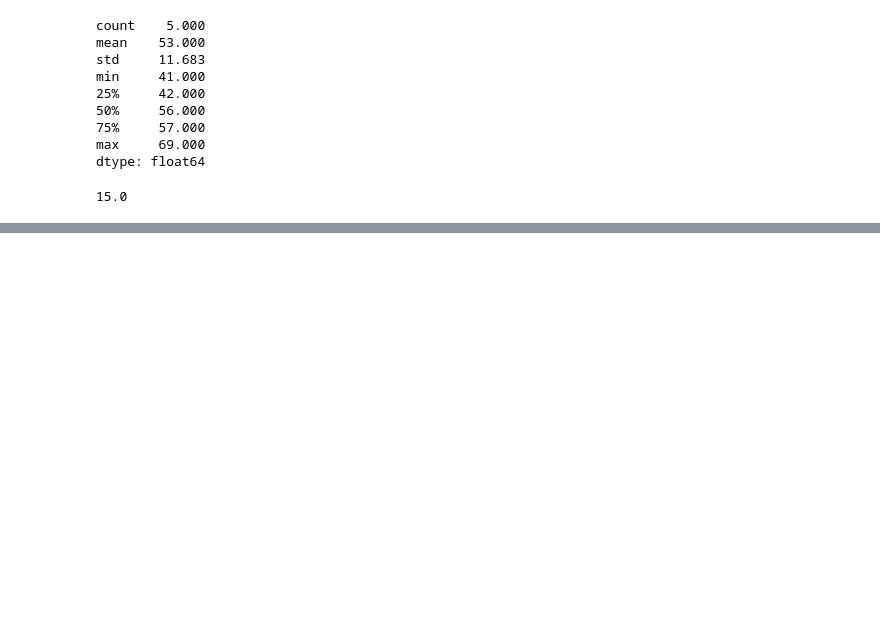
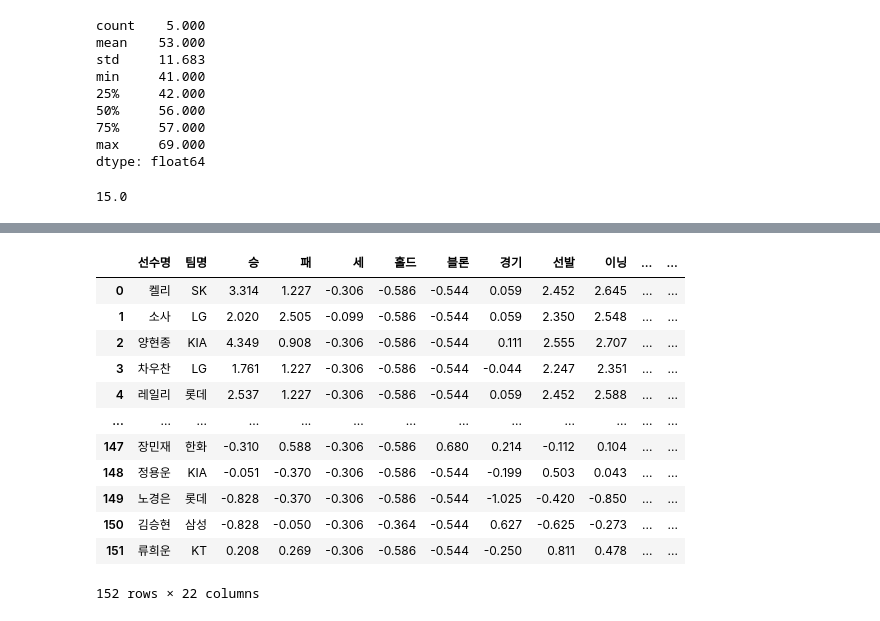
Before and after one commit to fightmeat/Machine_Leaning, a Jupyter notebook: 14_기술통계분석.ipynb, the cells around one changed output, grey strips where cells are left out. Cells and saved outputs as stored; diff of their text form; code cells hidden in the pictures; blank space fills up the shorter version.

```diff
--- a/14_기술통계분석.ipynb
+++ b/14_기술통계분석.ipynb
@@ -262,0 +508,29 @@ iqr
+# %%
+# 피처 스케일링을 수행
+scale_columns = ['승', '패', '세', '홀드', '블론', '경기', '선발', '이닝', '삼진/9',
+       '볼넷/9', '홈런/9', 'BABIP', 'LOB%', 'ERA', 'RA9-WAR', 'FIP', 'kFIP', 'WAR', '연봉(2017)']
+# %%
+# 피처 각각에 대한 scaling을 수행하기 위해 함수 정의
+def standard_scaling(df,scale_columns):
+    for col in scale_columns:
+        series_mean = df[col].mean()
+        series_std = df[col].std()
+        df[col] = df[col].apply(lambda x : (x - series_mean)/series_std)
+    return df
+# %%
+picher_df = standard_scaling(picher, scale_columns)
+picher_df
+# %% [output]
+|  | 선수명 | 팀명 | 승 | 패 | 세 | 홀드 | 블론 | 경기 | 선발 | 이닝 | ... | ... |
+| 0 | 켈리 | SK | 3.314 | 1.227 | -0.306 | -0.586 | -0.544 | 0.059 | 2.452 | 2.645 | ... | ... |
+| 1 | 소사 | LG | 2.020 | 2.505 | -0.099 | -0.586 | -0.544 | 0.059 | 2.350 | 2.548 | ... | ... |
+| 2 | 양현종 | KIA | 4.349 | 0.908 | -0.306 | -0.586 | -0.544 | 0.111 | 2.555 | 2.707 | ... | ... |
+| 3 | 차우찬 | LG | 1.761 | 1.227 | -0.306 | -0.586 | -0.544 | -0.044 | 2.247 | 2.351 | ... | ... |
+| 4 | 레일리 | 롯데 | 2.537 | 1.227 | -0.306 | -0.586 | -0.544 | 0.059 | 2.452 | 2.588 | ... | ... |
+| ... | ... | ... | ... | ... | ... | ... | ... | ... | ... | ... | ... | ... |
+| 147 | 장민재 | 한화 | -0.310 | 0.588 | -0.306 | -0.586 | 0.680 | 0.214 | -0.112 | 0.104 | ... | ... |
+| 148 | 정용운 | KIA | -0.051 | -0.370 | -0.306 | -0.586 | -0.544 | -0.199 | 0.503 | 0.043 | ... | ... |
+| 149 | 노경은 | 롯데 | -0.828 | -0.370 | -0.306 | -0.586 | -0.544 | -1.025 | -0.420 | -0.850 | ... | ... |
+| 150 | 김승현 | 삼성 | -0.828 | -0.050 | -0.306 | -0.364 | -0.544 | 0.627 | -0.625 | -0.273 | ... | ... |
+| 151 | 류희운 | KT | 0.208 | 0.269 | -0.306 | -0.586 | -0.544 | -0.250 | 0.811 | 0.478 | ... | ... |
+152 rows × 22 columns
```
Also changed, not shown: parts of 40 cells of this notebook.
